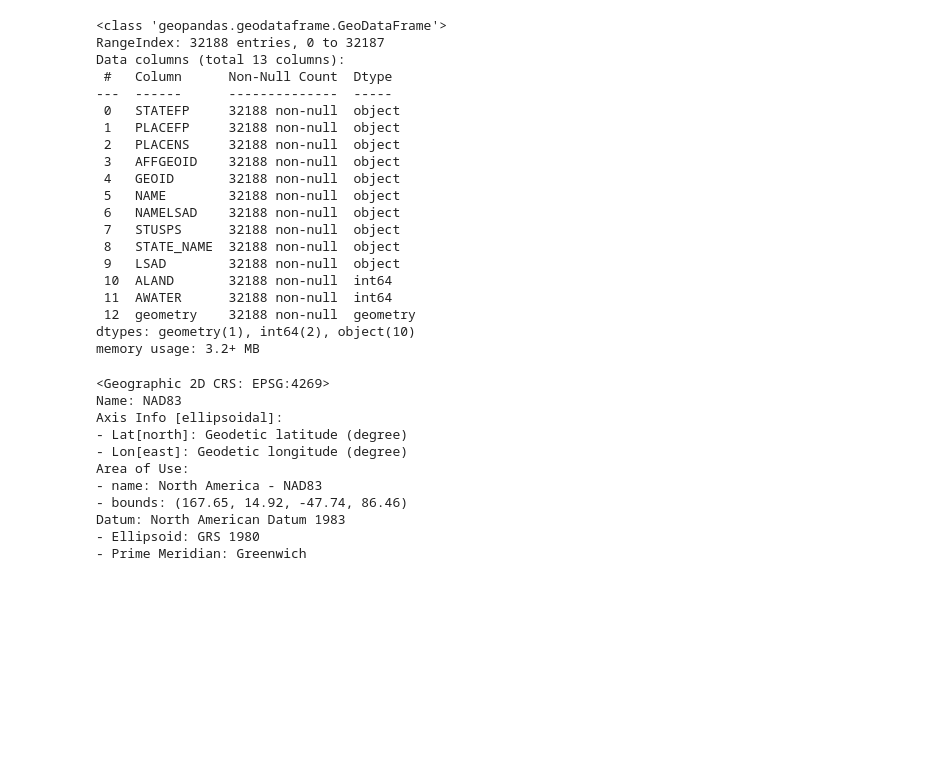
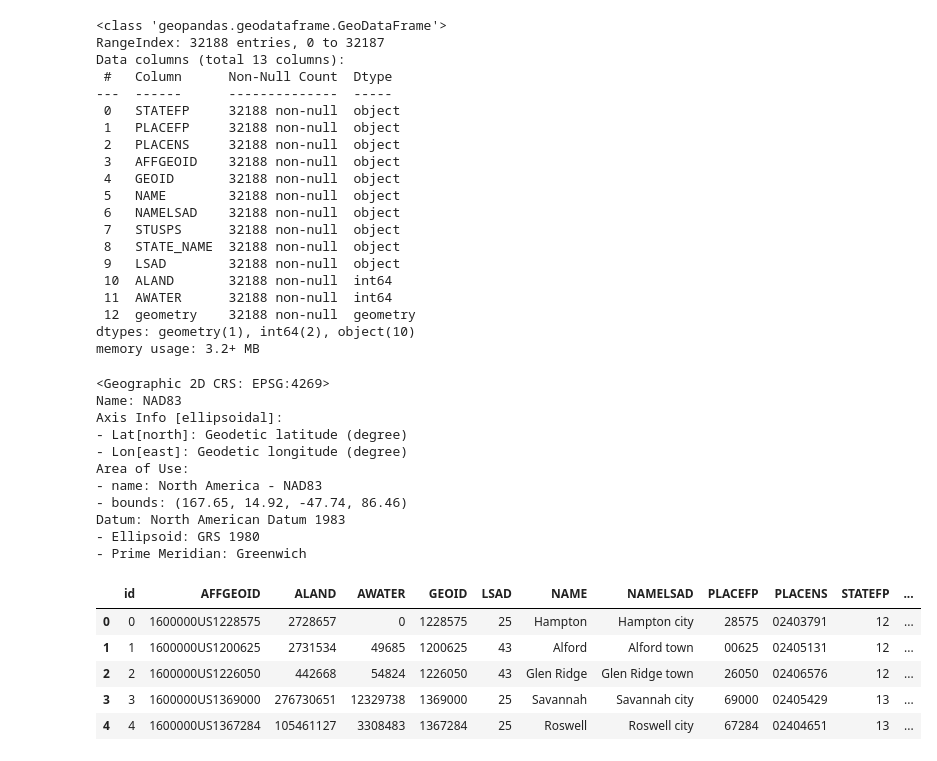
Before and after one commit to zac-stanley/us-communities-fire, a Jupyter notebook: notebooks/zs_data_exploration.ipynb, the cells around one changed output. Drawn from its saved outputs; the diff is of its cells as text; code cells hidden in the pictures; blank space fills up the shorter version.

```diff
--- a/notebooks/zs_data_exploration.ipynb
+++ b/notebooks/zs_data_exploration.ipynb
@@ -50,0 +57,11 @@ Datum: North American Datum 1983
+# %%
+# read the data
+cdps = geopandas.read_file('data/cdps.json')
+cdps.head()
+# %% [output]
+|  | id | AFFGEOID | ALAND | AWATER | GEOID | LSAD | NAME | NAMELSAD | PLACEFP | PLACENS | STATEFP | ... |
+| 0 | 0 | 1600000US1228575 | 2728657 | 0 | 1228575 | 25 | Hampton | Hampton city | 28575 | 02403791 | 12 | ... |
+| 1 | 1 | 1600000US1200625 | 2731534 | 49685 | 1200625 | 43 | Alford | Alford town | 00625 | 02405131 | 12 | ... |
+| 2 | 2 | 1600000US1226050 | 442668 | 54824 | 1226050 | 43 | Glen Ridge | Glen Ridge town | 26050 | 02406576 | 12 | ... |
+| 3 | 3 | 1600000US1369000 | 276730651 | 12329738 | 1369000 | 25 | Savannah | Savannah city | 69000 | 02405429 | 13 | ... |
+| 4 | 4 | 1600000US1367284 | 105461127 | 3308483 | 1367284 | 25 | Roswell | Roswell city | 67284 | 02404651 | 13 | ... |
```
Also changed, not shown: parts of 4 cells of this notebook, 2 other files.
